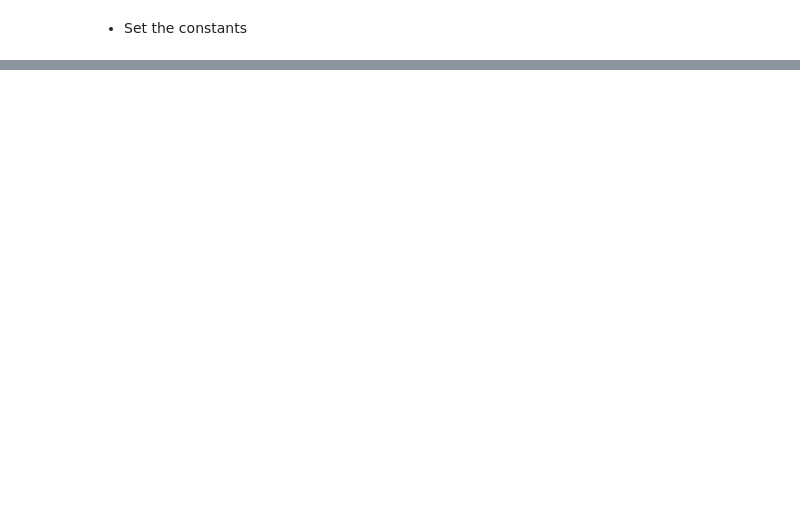
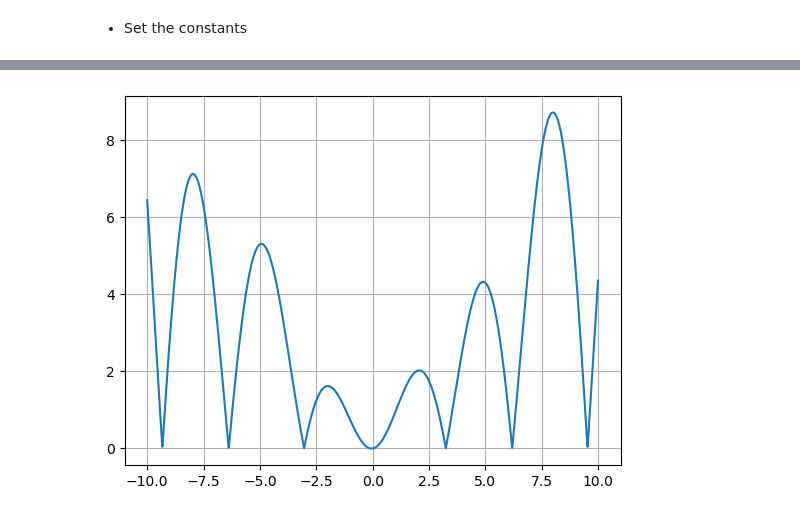
Before and after one commit to MohamedKeteb/optimization_pso_cbo, a Jupyter notebook: simulate_pso.ipynb, the cells around one changed output, grey strips where cells are left out. Saved outputs shown, nothing was run; the diff lists cells and outputs as text; code cells hidden in the pictures; blank space fills up the shorter version.

```diff
--- a/simulate_pso.ipynb
+++ b/simulate_pso.ipynb
@@ -133,0 +165,7 @@ plt.show
+# %%
+x1 = np.arange(-10, 10, 0.01)
+plt.plot(x1, function(x1), label = 'Objective function')
+plt.grid()
+plt.show()
+# %% [output]
+[figure, added]
```
Also changed, not shown: parts of 31 cells of this notebook.
